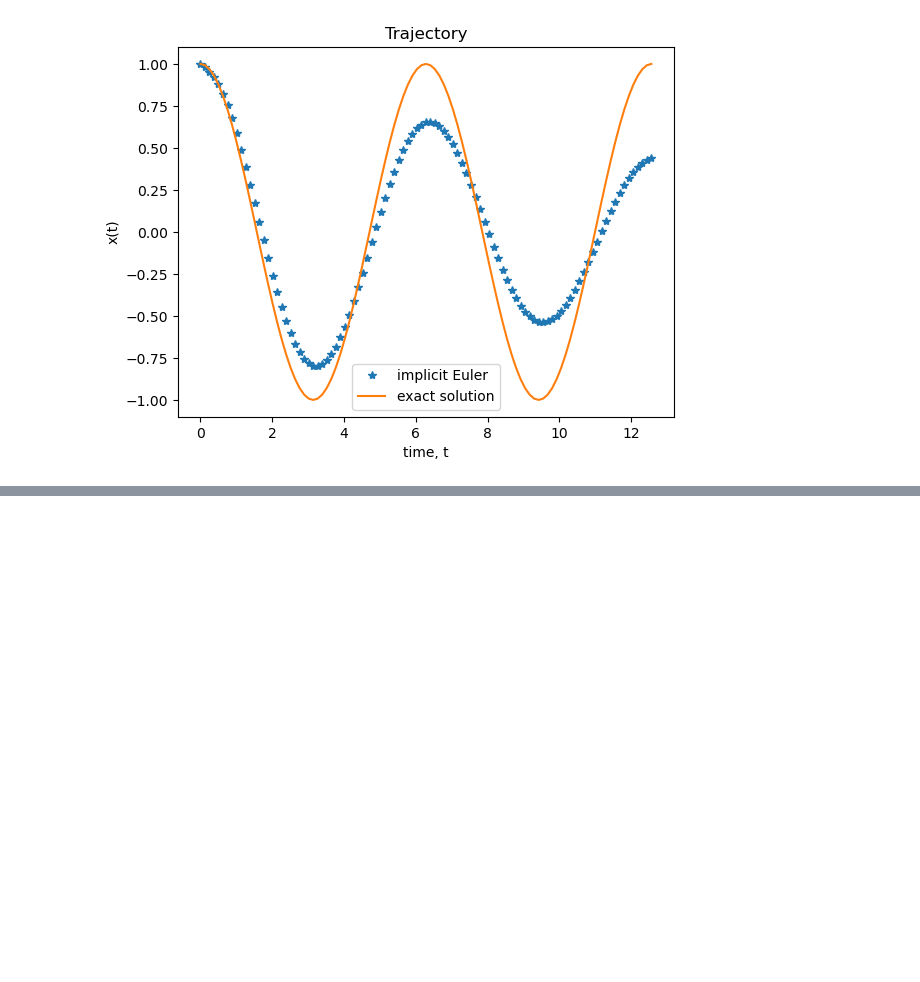
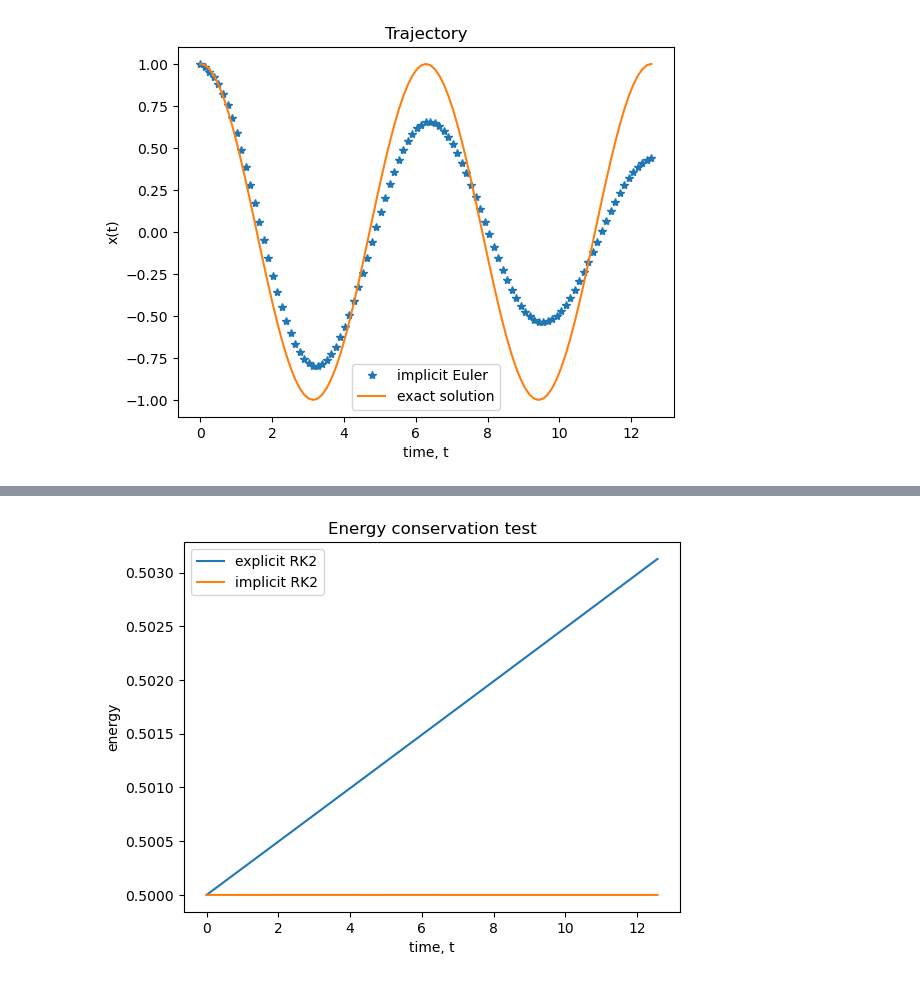
Before and after one commit to tkeegan12/Course_Computational_Physics_and_Engineering, a Jupyter notebook: Module3_Ordinary_Differential_Equations.ipynb, the cells around one changed output, grey strips where cells are left out. Cells and saved outputs as stored; diff of their text form; code cells hidden in the pictures; blank space fills up the shorter version.

```diff
--- a/Module3_Ordinary_Differential_Equations.ipynb
+++ b/Module3_Ordinary_Differential_Equations.ipynb
@@ -333,0 +467,14 @@ show()
+# %%
+energy_impl = 0.5 * impl_rk2_𝐲[2, :] .^ 2 + 0.5 * impl_rk2_𝐲[1, :] .^ 2
+energy_expl = 0.5 * expl_rk2_𝐲[2, :] .^ 2 + 0.5 * expl_rk2_𝐲[1, :] .^ 2;
+# %%
+title("Energy conservation test")
+
+plot(expl_rk2_t, energy_expl, label="explicit RK2")
+plot(impl_rk2_t, energy_impl, label="implicit RK2")
+xlabel("time, t")
+ylabel("energy")
+legend()
+show()
+# %% [output]
+[figure, added]
```
Also changed, not shown: parts of 8 cells of this notebook.
